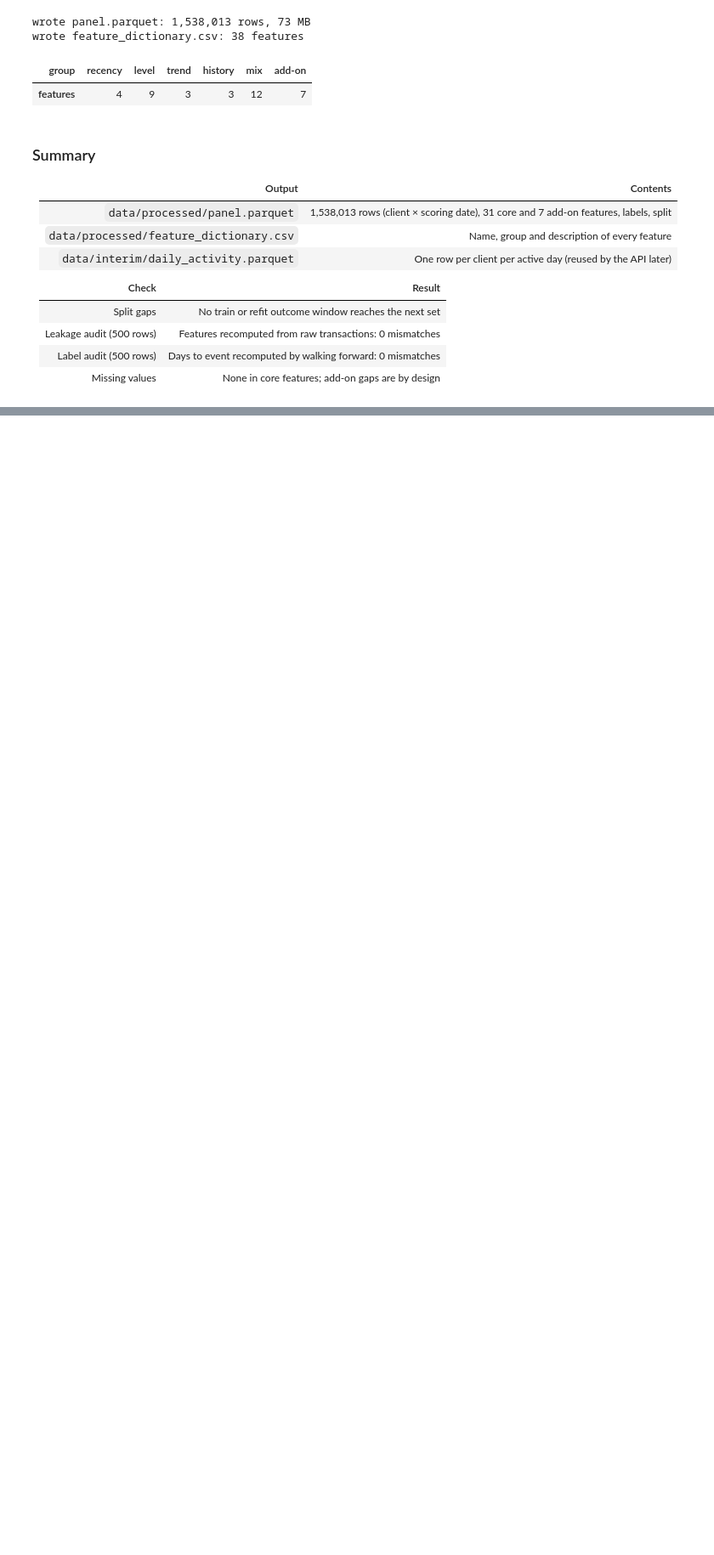
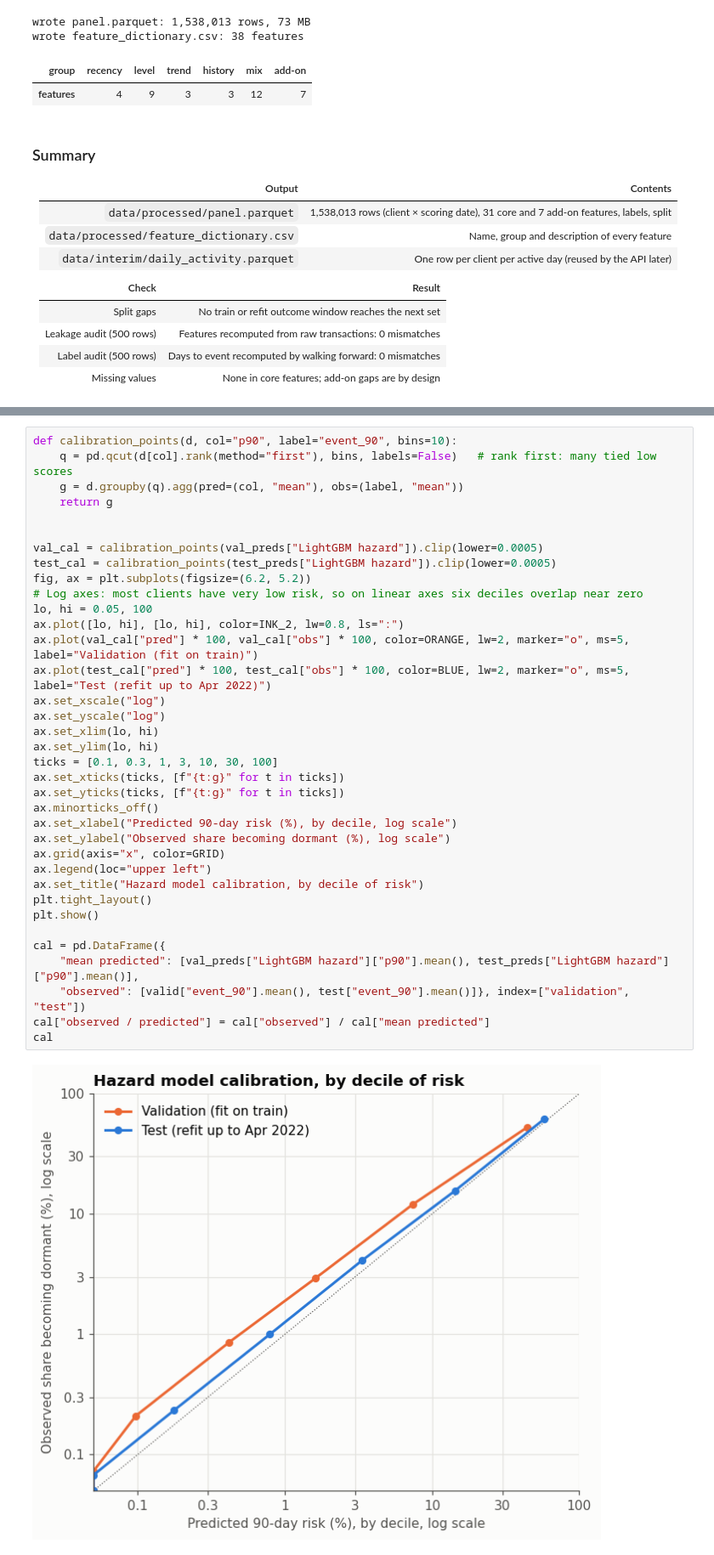
Before and after one commit to tintinWanyoike/084045_dsa_8401_capstone_project, a Jupyter notebook: notebook.ipynb, the cells around one changed output, grey strips where cells are left out. Shown at 85% size. Saved outputs shown, nothing was run; the diff lists cells and outputs as text; blank space fills up the shorter version.

```diff
--- a/notebook.ipynb
+++ b/notebook.ipynb
@@ -2265,0 +2790,38 @@ wrote feature_dictionary.csv: 38 features
+# %%
+def calibration_points(d, col="p90", label="event_90", bins=10):
+    q = pd.qcut(d[col].rank(method="first"), bins, labels=False)   # rank first: many tied low scores
+    g = d.groupby(q).agg(pred=(col, "mean"), obs=(label, "mean"))
+    return g
+
+
+val_cal = calibration_points(val_preds["LightGBM hazard"]).clip(lower=0.0005)
+test_cal = calibration_points(test_preds["LightGBM hazard"]).clip(lower=0.0005)
+fig, ax = plt.subplots(figsize=(6.2, 5.2))
+# Log axes: most clients have very low risk, so on linear axes six deciles overlap near zero
+lo, hi = 0.05, 100
+ax.plot([lo, hi], [lo, hi], color=INK_2, lw=0.8, ls=":")
+ax.plot(val_cal["pred"] * 100, val_cal["obs"] * 100, color=ORANGE, lw=2, marker="o", ms=5, label="Validation (fit on train)")
+ax.plot(test_cal["pred"] * 100, test_cal["obs"] * 100, color=BLUE, lw=2, marker="o", ms=5, label="Test (refit up to Apr 2022)")
+ax.set_xscale("log")
+ax.set_yscale("log")
+ax.set_xlim(lo, hi)
+ax.set_ylim(lo, hi)
+ticks = [0.1, 0.3, 1, 3, 10, 30, 100]
+ax.set_xticks(ticks, [f"{t:g}" for t in ticks])
+ax.set_yticks(ticks, [f"{t:g}" for t in ticks])
+ax.minorticks_off()
+ax.set_xlabel("Predicted 90-day risk (%), by decile, log scale")
+ax.set_ylabel("Observed share becoming dormant (%), log scale")
+ax.grid(axis="x", color=GRID)
+ax.legend(loc="upper left")
+ax.set_title("Hazard model calibration, by decile of risk")
+plt.tight_layout()
+plt.show()
+
+cal = pd.DataFrame({
+    "mean predicted": [val_preds["LightGBM hazard"]["p90"].mean(), test_preds["LightGBM hazard"]["p90"].mean()],
+    "observed": [valid["event_90"].mean(), test["event_90"].mean()]}, index=["validation", "test"])
+cal["observed / predicted"] = cal["observed"] / cal["mean predicted"]
+cal
+# %% [output]
+[figure, added]
```
Also changed, not shown: parts of 52 cells of this notebook, 7 other files.
